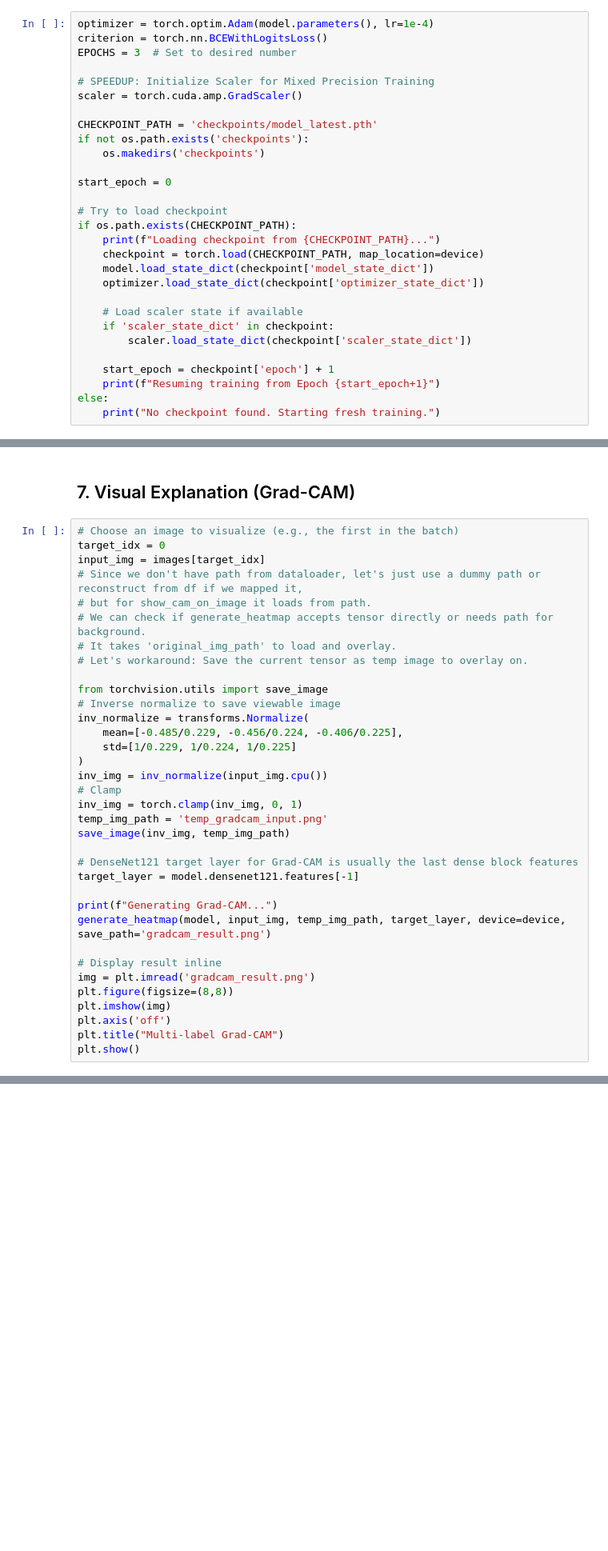
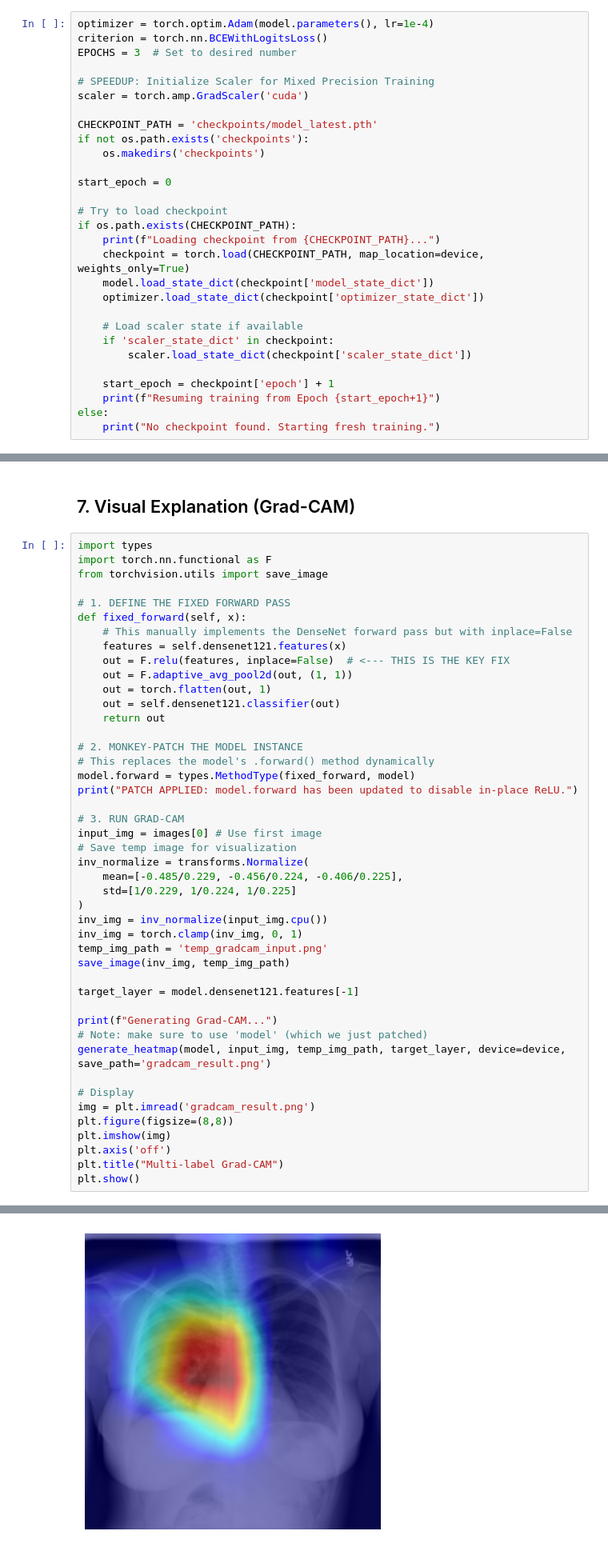
Before and after one commit to ShivamPal7/techtatva, a Jupyter notebook: model_training.ipynb, the cells around one changed output, grey strips where cells are left out. Shown at 80% size. Saved outputs shown, nothing was run; the diff lists cells and outputs as text; blank space fills up the shorter version.

```diff
--- a/model_training.ipynb
+++ b/model_training.ipynb
@@ -98,7 +111,7 @@ criterion = torch.nn.BCEWithLogitsLoss()
 EPOCHS = 3  # Set to desired number
 
 # SPEEDUP: Initialize Scaler for Mixed Precision Training
-scaler = torch.cuda.amp.GradScaler()
+scaler = torch.amp.GradScaler('cuda')
 
 CHECKPOINT_PATH = 'checkpoints/model_latest.pth'
 if not os.path.exists('checkpoints'):
@@ -109,7 +122,7 @@ start_epoch = 0
 # Try to load checkpoint
 if os.path.exists(CHECKPOINT_PATH):
     print(f"Loading checkpoint from {CHECKPOINT_PATH}...")
-    checkpoint = torch.load(CHECKPOINT_PATH, map_location=device)
+    checkpoint = torch.load(CHECKPOINT_PATH, map_location=device, weights_only=True)
     model.load_state_dict(checkpoint['model_state_dict'])
     optimizer.load_state_dict(checkpoint['optimizer_state_dict'])
 
@@ -224,37 +274,48 @@ display(df_results)
 # %% [markdown]
 ## 7. Visual Explanation (Grad-CAM)
 # %%
-# Choose an image to visualize (e.g., the first in the batch)
-target_idx = 0
-input_img = images[target_idx]
-# Since we don't have path from dataloader, let's just use a dummy path or reconstruct from df if we mapped it,
-# but for show_cam_on_image it loads from path.
-# We can check if generate_heatmap accepts tensor directly or needs path for background.
-# It takes 'original_img_path' to load and overlay.
-# Let's workaround: Save the current tensor as temp image to overlay on.
+import types
+import torch.nn.functional as F
+from torchvision.utils import save_image
 
-from torchvision.utils import save_image
-# Inverse normalize to save viewable image
+# 1. DEFINE THE FIXED FORWARD PASS
+def fixed_forward(self, x):
+    # This manually implements the DenseNet forward pass but with inplace=False
+    features = self.densenet121.features(x)
+    out = F.relu(features, inplace=False)  # <--- THIS IS THE KEY FIX
+    out = F.adaptive_avg_pool2d(out, (1, 1))
+    out = torch.flatten(out, 1)
+    out = self.densenet121.classifier(out)
+    return out
+
+# 2. MONKEY-PATCH THE MODEL INSTANCE
+# This replaces the model's .forward() method dynamically
+model.forward = types.MethodType(fixed_forward, model)
+print("PATCH APPLIED: model.forward has been updated to disable in-place ReLU.")
+
+# 3. RUN GRAD-CAM
+input_img = images[0] # Use first image
+# Save temp image for visualization
 inv_normalize = transforms.Normalize(
     mean=[-0.485/0.229, -0.456/0.224, -0.406/0.225],
     std=[1/0.229, 1/0.224, 1/0.225]
 )
 inv_img = inv_normalize(input_img.cpu())
-# Clamp
 inv_img = torch.clamp(inv_img, 0, 1)
 temp_img_path = 'temp_gradcam_input.png'
 save_image(inv_img, temp_img_path)
 
-# DenseNet121 target layer for Grad-CAM is usually the last dense block features
 target_layer = model.densenet121.features[-1]
 
 print(f"Generating Grad-CAM...")
+# Note: make sure to use 'model' (which we just patched)
 generate_heatmap(model, input_img, temp_img_path, target_layer, device=device, save_path='gradcam_result.png')
 
-# Display result inline
+# Display
 img = plt.imread('gradcam_result.png')
 plt.figure(figsize=(8,8))
 plt.imshow(img)
 plt.axis('off')
 plt.title("Multi-label Grad-CAM")
 plt.show()
+# %% [output]
@@ -260,0 +325 @@ plt.show()
+[figure, added]
```
Also changed, not shown: parts of 8 cells of this notebook, 33 other files.
